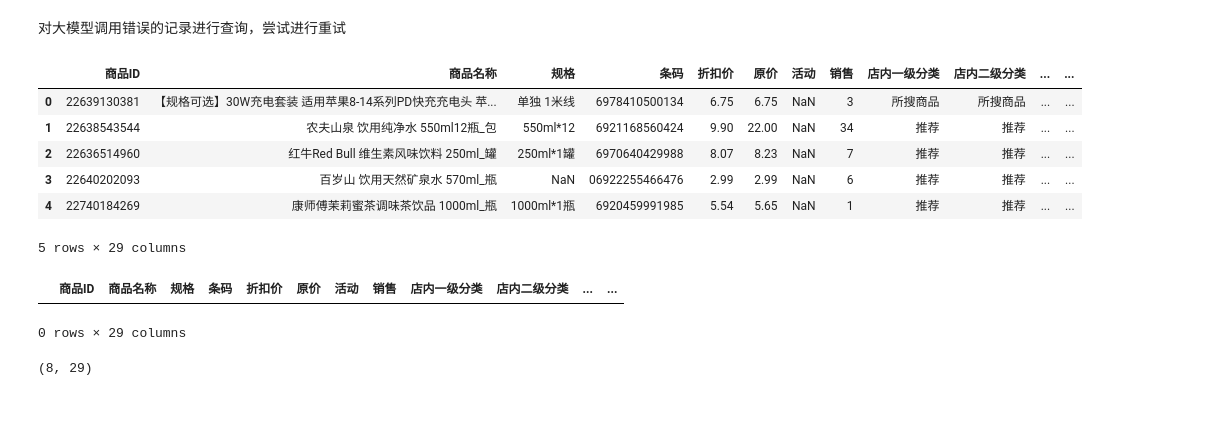
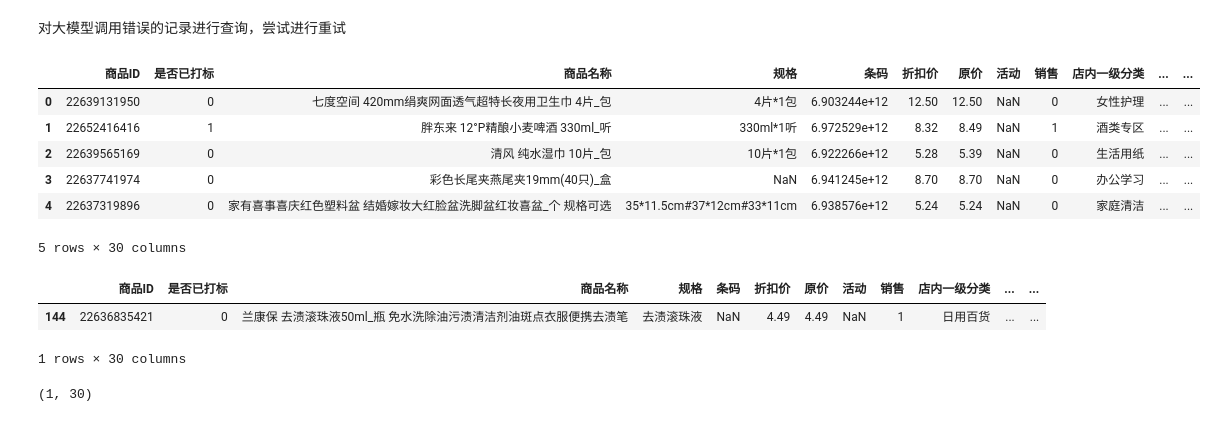
Before and after one commit to liyuu127/sku_match, a Jupyter notebook: src/notebook/LLM_error_retry.ipynb, the cells around one changed output. Saved outputs shown, nothing was run; the diff lists cells and outputs as text; code cells hidden in the pictures.

```diff
--- a/src/notebook/LLM_error_retry.ipynb
+++ b/src/notebook/LLM_error_retry.ipynb
@@ -47,28 +47,29 @@ def pandas_str_to_series(s) -> pd.Series:
 # %%
 
 # 加载数据表文件
-df = load_excel("../../output/补充Top3相似商品.xlsx")
+df = load_excel("../../output/补充Top3相似商品7b5f9635-c6a9-427b-b13e-e0bfb702273a.xlsx")
 df.head()
 # %% [output]
-|  | 商品ID | 商品名称 | 规格 | 条码 | 折扣价 | 原价 | 活动 | 销售 | 店内一级分类 | 店内二级分类 | ... | ... |
-| 0 | 22639130381 | 【规格可选】30W充电套装 适用苹果8-14系列PD快充充电头 苹... | 单独 1米线 | 6978410500134 | 6.75 | 6.75 | NaN | 3 | 所搜商品 | 所搜商品 | ... | ... |
-| 1 | 22638543544 | 农夫山泉 饮用纯净水 550ml12瓶_包 | 550ml*12 | 6921168560424 | 9.90 | 22.00 | NaN | 34 | 推荐 | 推荐 | ... | ... |
-| 2 | 22636514960 | 红牛Red Bull 维生素风味饮料 250ml_罐 | 250ml*1罐 | 6970640429988 | 8.07 | 8.23 | NaN | 7 | 推荐 | 推荐 | ... | ... |
-| 3 | 22640202093 | 百岁山 饮用天然矿泉水 570ml_瓶 | NaN | 06922255466476 | 2.99 | 2.99 | NaN | 6 | 推荐 | 推荐 | ... | ... |
-| 4 | 22740184269 | 康师傅茉莉蜜茶调味茶饮品 1000ml_瓶 | 1000ml*1瓶 | 6920459991985 | 5.54 | 5.65 | NaN | 1 | 推荐 | 推荐 | ... | ... |
+|  | 商品ID | 是否已打标 | 商品名称 | 规格 | 条码 | 折扣价 | 原价 | 活动 | 销售 | 店内一级分类 | ... | ... |
+| 0 | 22639131950 | 0 | 七度空间 420mm绢爽网面透气超特长夜用卫生巾 4片_包 | 4片*1包 | 6.903244e+12 | 12.50 | 12.50 | NaN | 0 | 女性护理 | ... | ... |
+| 1 | 22652416416 | 1 | 胖东来 12°P精酿小麦啤酒 330ml_听 | 330ml*1听 | 6.972529e+12 | 8.32 | 8.49 | NaN | 1 | 酒类专区 | ... | ... |
+| 2 | 22639565169 | 0 | 清风 纯水湿巾 10片_包 | 10片*1包 | 6.922266e+12 | 5.28 | 5.39 | NaN | 0 | 生活用纸 | ... | ... |
+| 3 | 22637741974 | 0 | 彩色长尾夹燕尾夹19mm(40只)_盒 | NaN | 6.941245e+12 | 8.70 | 8.70 | NaN | 0 | 办公学习 | ... | ... |
+| 4 | 22637319896 | 0 | 家有喜事喜庆红色塑料盆 结婚嫁妆大红脸盆洗脚盆红妆喜盆_个 规格可选 | 35*11.5cm#37*12cm#33*11cm | 6.938576e+12 | 5.24 | 5.24 | NaN | 0 | 家庭清洁 | ... | ... |
-5 rows × 29 columns
+5 rows × 30 columns
 # %%
 # 提取相似商品列值为error的记录，相似商品列可能为None
 error_rows = df[df['相似商品'].notnull() & df['相似商品'].str.contains('error')]
 error_rows
 # %% [output]
-|  | 商品ID | 商品名称 | 规格 | 条码 | 折扣价 | 原价 | 活动 | 销售 | 店内一级分类 | 店内二级分类 | ... | ... |
+|  | 商品ID | 是否已打标 | 商品名称 | 规格 | 条码 | 折扣价 | 原价 | 活动 | 销售 | 店内一级分类 | ... | ... |
+| 144 | 22636835421 | 0 | 兰康保 去渍滚珠液50ml_瓶 免水洗除油污渍清洁剂油斑点衣服便携去渍笔 | 去渍滚珠液 | NaN | 4.49 | 4.49 | NaN | 1 | 日用百货 | ... | ... |
-0 rows × 29 columns
+1 rows × 30 columns
 # %%
 # error_rows数据信息，多少行，多少列
 error_rows.shape
 # %% [output]
-(8, 29)
+(1, 30)
 # %%
 from Limter import RateLimiter
 
```
Also changed, not shown: parts of 5 cells of this notebook, 19 other files.
